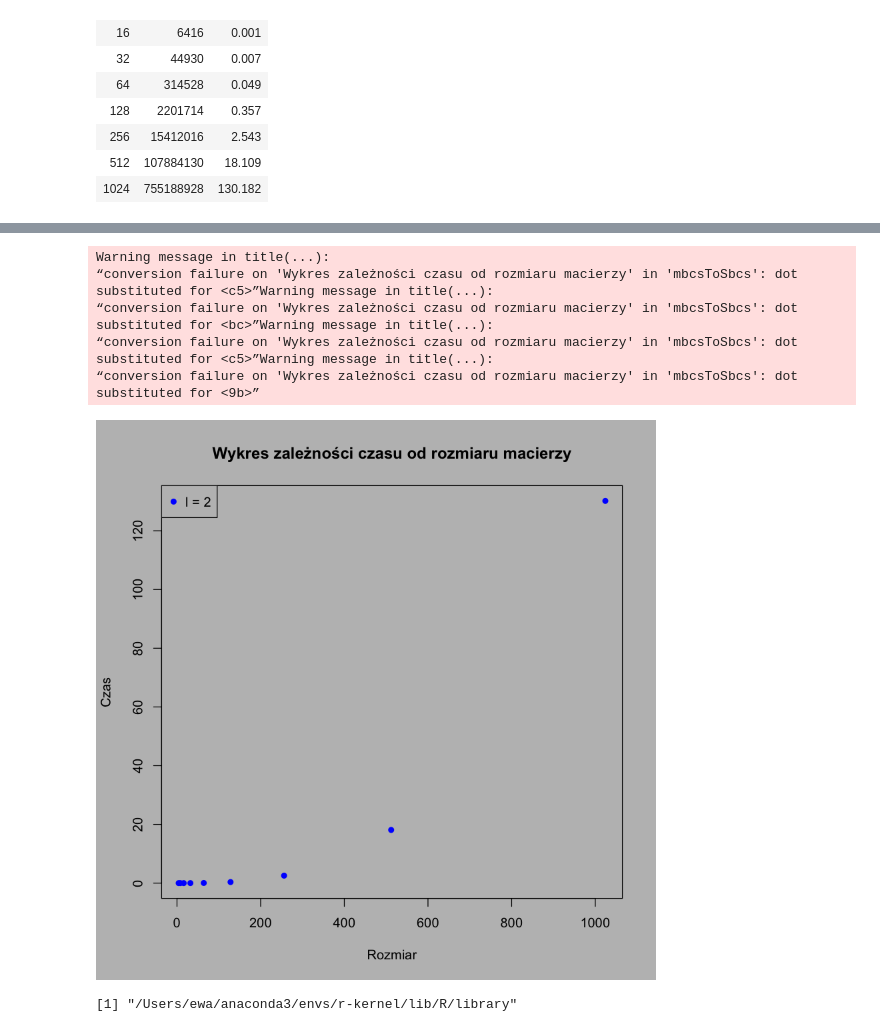
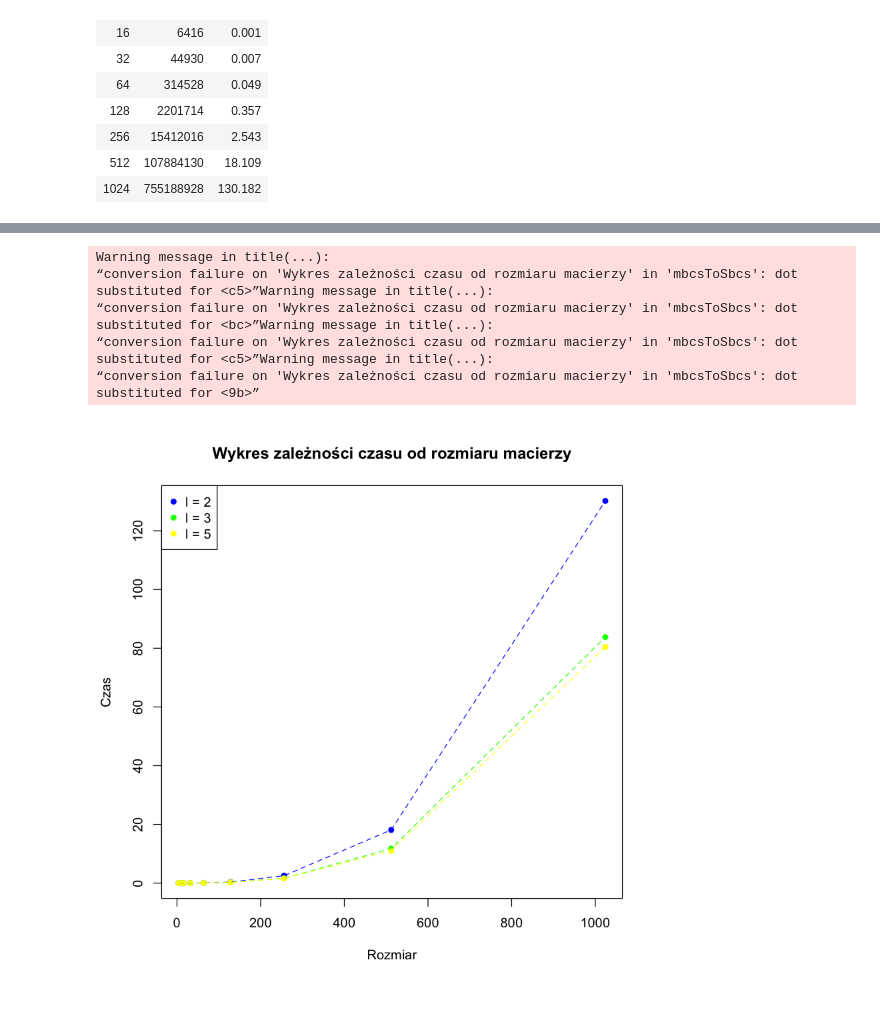
Before and after one commit to ewazukowska/RMiSW, a Jupyter notebook: Program1-R.ipynb, the cells around one changed output, grey strips where cells are left out. Drawn from its saved outputs; the diff is of its cells as text; code cells hidden in the pictures.

Commit message:
finished plots

```diff
--- a/Program1-R.ipynb
+++ b/Program1-R.ipynb
@@ -177,6 +177,26 @@ for (i in 2:10) {
     y_1 <- c(y_1, multiplication(i, 2)[[2]])
     y_2 <- c(y_2, system.time(multiplication(i, 2))[3])
 }
+# %%
+y_1_3 <- c()
+y_2_3 <- c()
+x_3 <- c()
+
+for (i in 2:10) {
+    x_3 <- c(x_3, 2^i)
+    y_1_3 <- c(y_1_3, multiplication(i, 3)[[2]])
+    y_2_3 <- c(y_2_3, system.time(multiplication(i, 3))[3])
+}
+# %%
+y_1_5 <- c()
+y_2_5 <- c()
+x_5 <- c()
+
+for (i in 2:10) {
+    x_5 <- c(x_5, 2^i)
+    y_1_5 <- c(y_1_5, multiplication(i, 5)[[2]])
+    y_2_5 <- c(y_2_5, system.time(multiplication(i, 5))[3])
+}
 # %%
 df <- data.frame(size = x, flops = y_1, time = y_2)
 # %%
@@ -192,3 +212,5 @@ df
 | 256 | 15412016 | 2.543 |
 | 512 | 107884130 | 18.109 |
 | 1024 | 755188928 | 130.182 |
+# %%
+df_3 <- data.frame(size = x_3, flops = y_1_3, time = y_2_3)
@@ -194,0 +230,3 @@ df
+# %%
+df_5 <- data.frame(size = x_5, flops = y_1_5, time = y_2_5)
+df_5
@@ -213,21 +275,29 @@ Warning message in title(...):
 # %%
-par(bg="gray")
 plot(df$size, df$time,
      main = "Wykres zależności czasu od rozmiaru macierzy",
      xlab = "Rozmiar",
      ylab = "Czas",
-     pch = 16,  # Styl punktów
-     col = "blue",  # Kolor punktów
+     pch = 16,
+     col = "blue",
 )
-legend("topleft", legend = "l = 2", col = "blue", pch = 16)
+
+points(df_3$size, df_3$time,
+     pch = 16,
+     col = "green",
+)
+
+points(df_5$size, df_5$time,
+     pch = 16,
+     col = "yellow",
+)
+legend("topleft", legend = c("l = 2", "l = 3", "l = 5"), col = c("blue", "green", "yellow"), pch = 16)
+lines(df$size, df$time, col = "blue", lty = 2)
+lines(df_3$size, df_3$time, col = "green", lty = 2)
+lines(df_5$size, df_5$time, col = "yellow", lty = 2)
 # %% [output]
 Warning message in title(...):
 “conversion failure on 'Wykres zależności czasu od rozmiaru macierzy' in 'mbcsToSbcs': dot substituted for <c5>”Warning message in title(...):
 “conversion failure on 'Wykres zależności czasu od rozmiaru macierzy' in 'mbcsToSbcs': dot substituted for <bc>”Warning message in title(...):
 “conversion failure on 'Wykres zależności czasu od rozmiaru macierzy' in 'mbcsToSbcs': dot substituted for <c5>”Warning message in title(...):
 “conversion failure on 'Wykres zależności czasu od rozmiaru macierzy' in 'mbcsToSbcs': dot substituted for <9b>”
-[figure, old version]
+[figure, new version]
-# %%
-.libPaths()
-# %% [output]
-[1] "/Users/ewa/anaconda3/envs/r-kernel/lib/R/library"
```
Also changed, not shown: parts of 3 cells of this notebook.
